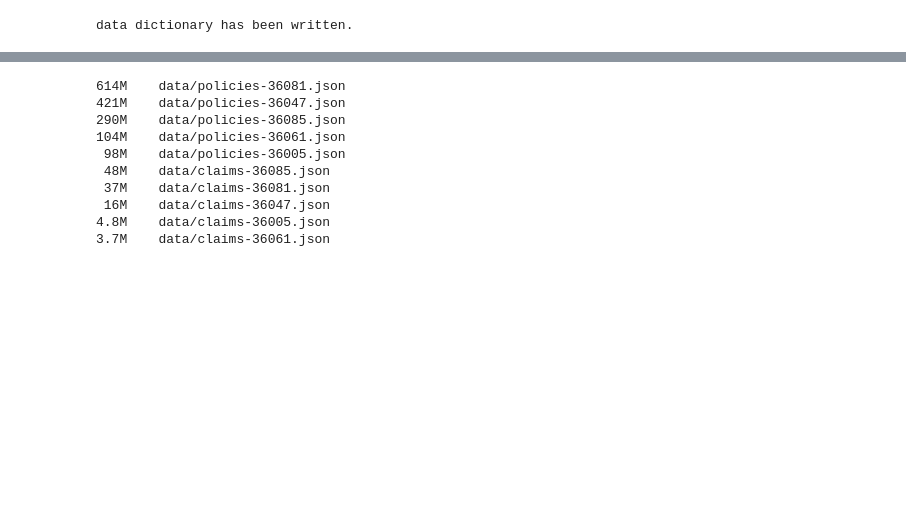
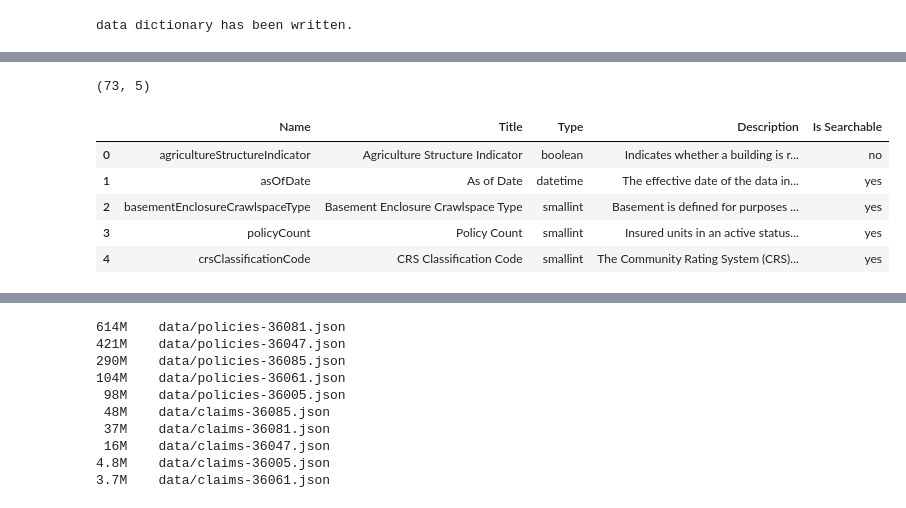
Before and after one commit to mebauer/nyc-odw25-nfip, a Jupyter notebook: download-data.ipynb, the cells around one changed output, grey strips where cells are left out. Drawn from its saved outputs; the diff is of its cells as text; code cells hidden in the pictures; blank space fills up the shorter version.

```diff
--- a/download-data.ipynb
+++ b/download-data.ipynb
@@ -133,0 +110,14 @@ for dataset in datasets:
+# %%
+# preview data dictionary
+data_dictionary = pd.read_csv('data-dictionary.csv')
+
+print(data_dictionary.shape)
+data_dictionary.head()
+# %% [output]
+(73, 5)
+|  | Name | Title | Type | Description | Is Searchable |
+| 0 | agricultureStructureIndicator | Agriculture Structure Indicator | boolean | Indicates whether a building is r... | no |
+| 1 | asOfDate | As of Date | datetime | The effective date of the data in... | yes |
+| 2 | basementEnclosureCrawlspaceType | Basement Enclosure Crawlspace Type | smallint | Basement is defined for purposes ... | yes |
+| 3 | policyCount | Policy Count | smallint | Insured units in an active status... | yes |
+| 4 | crsClassificationCode | CRS Classification Code | smallint | The Community Rating System (CRS)... | yes |
```
Also changed, not shown: parts of 28 cells of this notebook.
